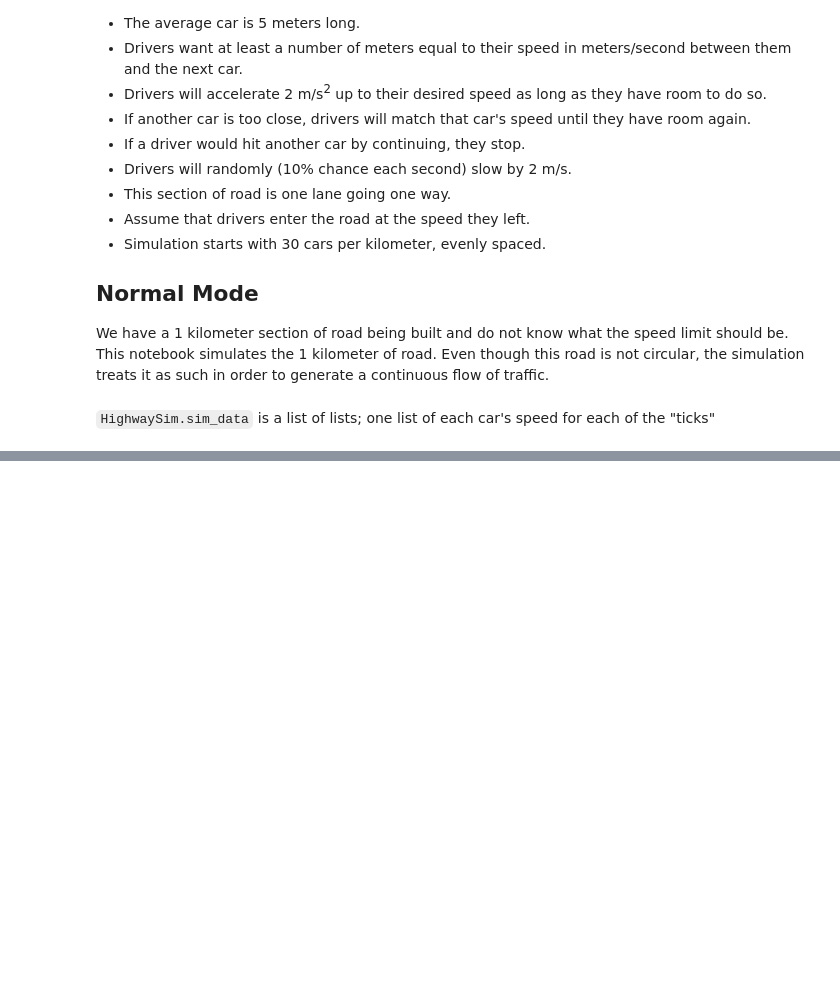
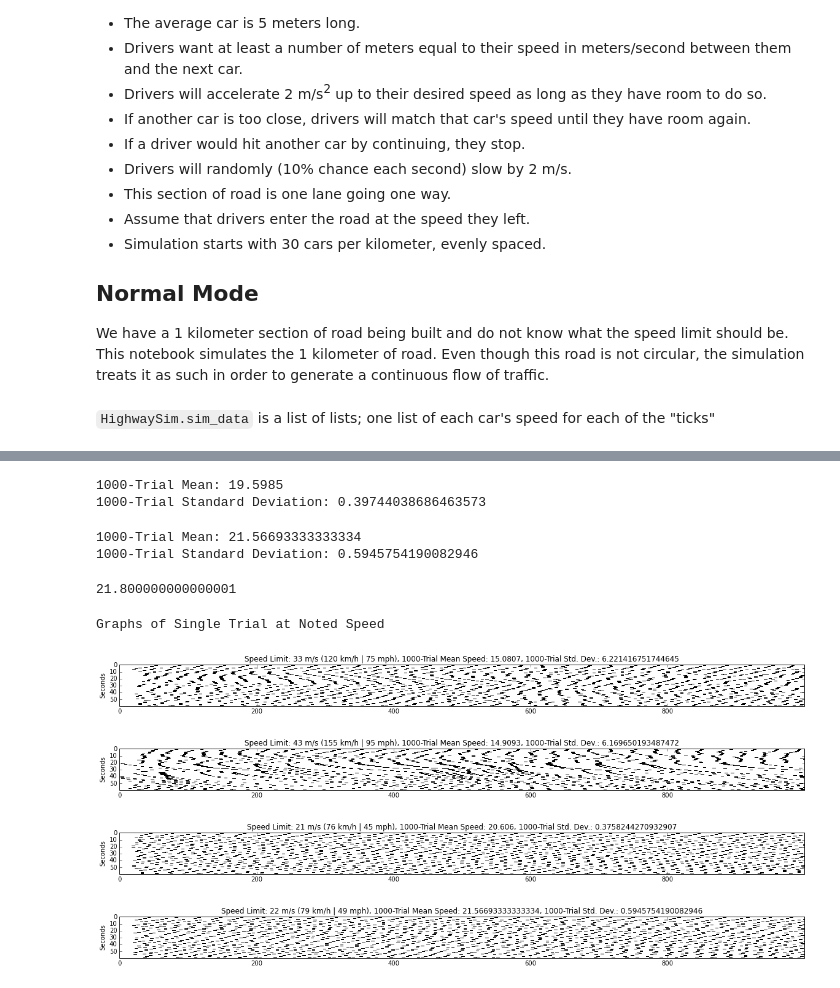
Before and after one commit to ahartz1/road-rage, a Jupyter notebook: road-rage.ipynb, the cells around one changed output, grey strips where cells are left out. Drawn from its saved outputs; the diff is of its cells as text; code cells hidden in the pictures; blank space fills up the shorter version.

```diff
--- a/road-rage.ipynb
+++ b/road-rage.ipynb
@@ -71,0 +61,2 @@ plt.show()
+# %%
+highway_1000_21_data = highway_trials(1000, 21)
@@ -71,0 +73,67 @@ plt.show()
+# %%
+highway_1000_20_mean = np.mean(np.array(highway_1000_20_data))
+highway_1000_20_std = np.std(np.array(highway_1000_20_data))
+print("1000-Trial Mean: {}".format(highway_1000_20_mean))
+print("1000-Trial Standard Deviation: {}".format(highway_1000_20_std))
+# %% [output]
+1000-Trial Mean: 19.5985
+1000-Trial Standard Deviation: 0.39744038686463573
+# %%
+highway_1000_22_data = highway_trials(1000, 22)
+# %%
+highway_1000_22_mean = np.mean(np.array(highway_1000_22_data))
+highway_1000_22_std = np.std(np.array(highway_1000_22_data))
+print("1000-Trial Mean: {}".format(highway_1000_22_mean))
+print("1000-Trial Standard Deviation: {}".format(highway_1000_22_std))
+# %% [output]
+1000-Trial Mean: 21.56693333333334
+1000-Trial Standard Deviation: 0.5945754190082946
+# %%
+sim1 = HighwaySim()
+sim1.run_sim(60)
+sim2 = HighwaySim(43)
+sim2.run_sim(60)
+sim3 = HighwaySim(21)
+sim3.run_sim(60)
+sim4 = HighwaySim(22)
+sim4.run_sim(60)
+# %% [output]
+21.800000000000001
+# %%
+print('Graphs of Single Trial at Noted Speed')
+plt.figure(figsize=(20, 20)) # size is in "inches"
+plt.imshow(sim1.sim_graph, cmap='gray', interpolation='nearest')
+plt.title('Speed Limit: 33 m/s (120 km/h | 75 mph), 1000-Trial Mean Speed: {}, 1000-Trial Std. Dev.: {}'.format(
+          highway_1000_33_mean, highway_1000_33_std))
+plt.ylabel('Seconds')
+plt.show()
+
+plt.figure(figsize=(20, 20)) # size is in "inches"
+plt.imshow(sim2.sim_graph, cmap='gray', interpolation='nearest')
+plt.title('Speed Limit: 43 m/s (155 km/h | 95 mph)')
+plt.title('Speed Limit: 43 m/s (155 km/h | 95 mph), 1000-Trial Mean Speed: {}, 1000-Trial Std. Dev.: {}'.format(
+          highway_1000_43_mean, highway_1000_43_std))
+plt.ylabel('Seconds')
+plt.show()
+
+plt.figure(figsize=(20, 20)) # size is in "inches"
+plt.imshow(sim3.sim_graph, cmap='gray', interpolation='nearest')
+plt.title('Speed Limit: 21 m/s (76 km/h | 45 mph)')
+plt.title('Speed Limit: 21 m/s (76 km/h | 45 mph), 1000-Trial Mean Speed: {}, 1000-Trial Std. Dev.: {}'.format(
+          highway_1000_21_mean, highway_1000_21_std))
+plt.ylabel('Seconds')
+plt.show()
+
+plt.figure(figsize=(20, 20)) # size is in "inches"
+plt.imshow(sim4.sim_graph, cmap='gray', interpolation='nearest')
+plt.title('Speed Limit: 22 m/s (79 km/h | 49 mph)')
+plt.title('Speed Limit: 22 m/s (79 km/h | 49 mph), 1000-Trial Mean Speed: {}, 1000-Trial Std. Dev.: {}'.format(
+          highway_1000_22_mean, highway_1000_22_std))
+plt.ylabel('Seconds')
+plt.show()
+# %% [output]
+Graphs of Single Trial at Noted Speed
+[figure, added]
+[figure, added]
+[figure, added]
+[figure, added]
```
Also changed, not shown: parts of 13 cells of this notebook, 1 other file.
